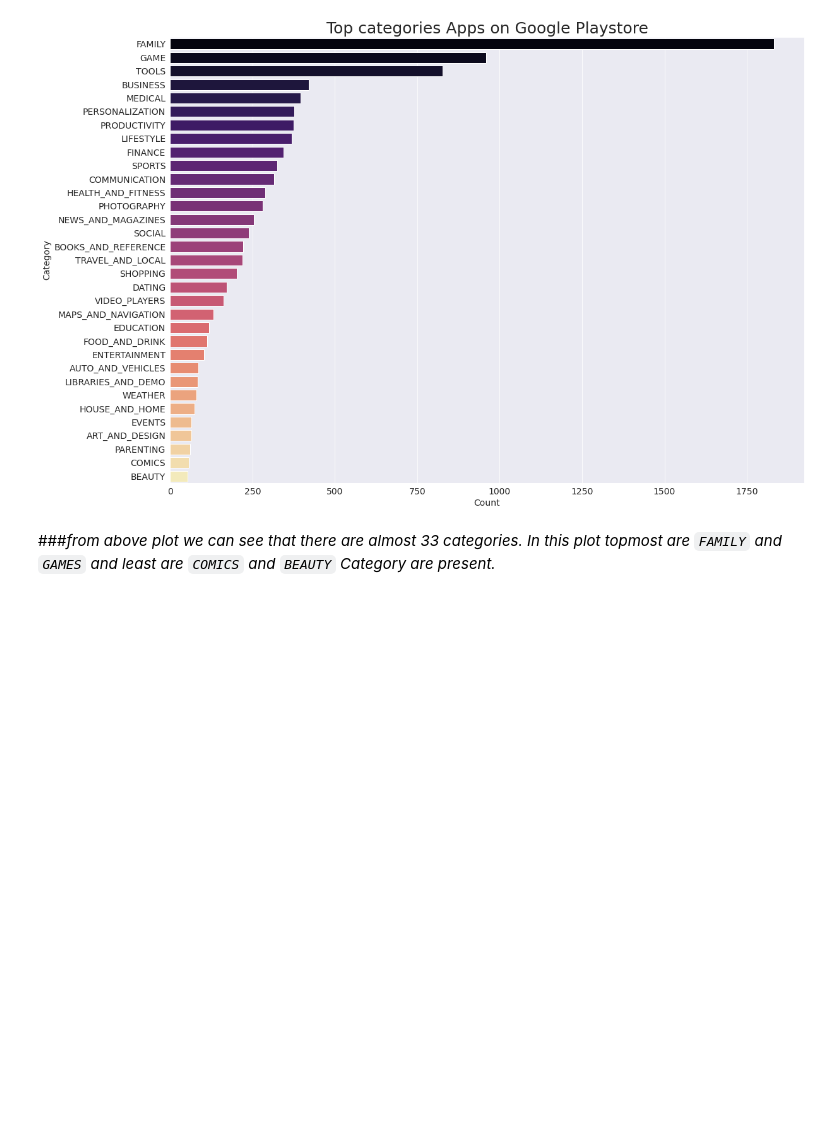
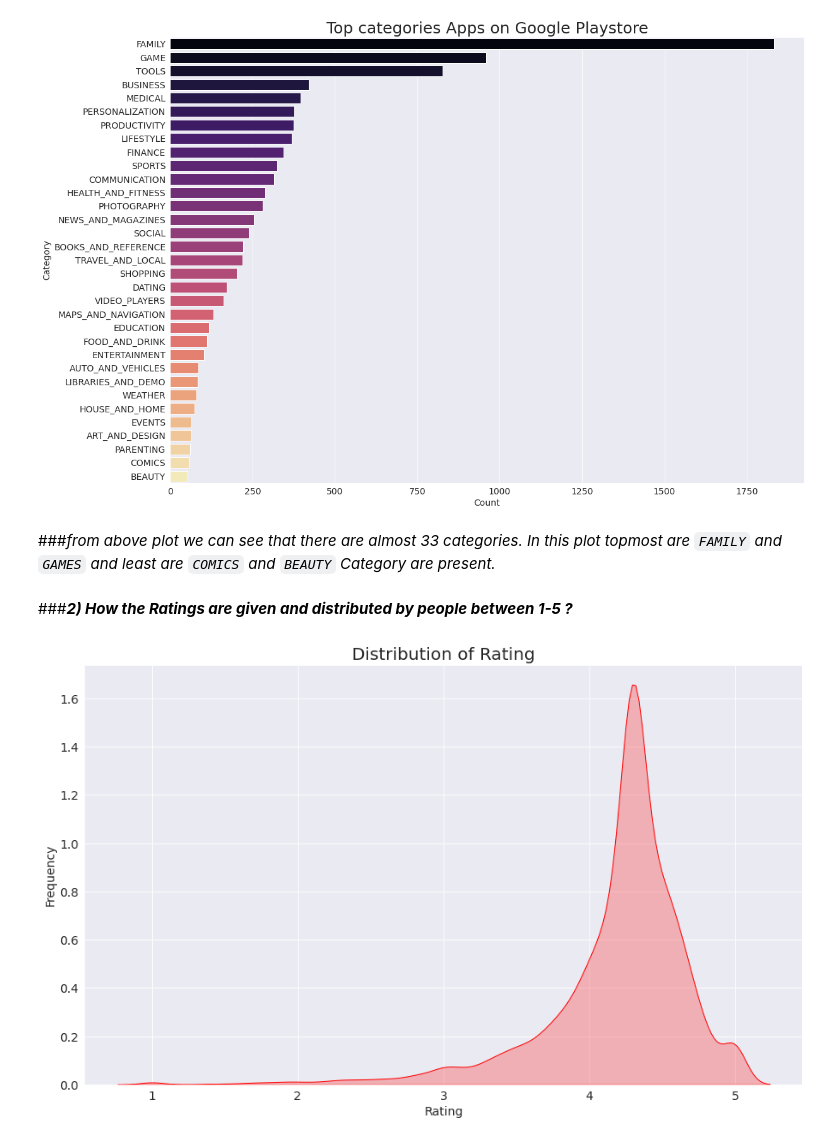
Before and after one commit to tushar2411/Almabetter-Data-Science, a Jupyter notebook: myPlay_Store_App_Review_Analysis_Capstone_Project.ipynb, the cells around one changed output. Drawn from its saved outputs; the diff is of its cells as text; code cells hidden in the pictures; blank space fills up the shorter version.

```diff
--- a/myPlay_Store_App_Review_Analysis_Capstone_Project.ipynb
+++ b/myPlay_Store_App_Review_Analysis_Capstone_Project.ipynb
@@ -480,3 +480,13 @@ graph.set_title("Top categories Apps on Google Playstore", fontsize = 25);
 [figure]
 # %% [markdown]
 ###*from above plot we can see that there are almost 33 categories. In this plot topmost are `FAMILY` and `GAMES` and least are `COMICS` and `BEAUTY` Category are present.*
+# %% [markdown]
+###***2) How the Ratings are given and distributed by people between 1-5 ?***
+# %%
+plt.figure(figsize=(15,9))
+plt.xlabel("Rating")
+plt.ylabel("Frequency")
+graph = sns.kdeplot(playSdata.Rating, color="Red", shade = True)
+plt.title('Distribution of Rating',size = 20);
+# %% [output]
+[figure, added]
```
Also changed, not shown: parts of 24 cells of this notebook.
